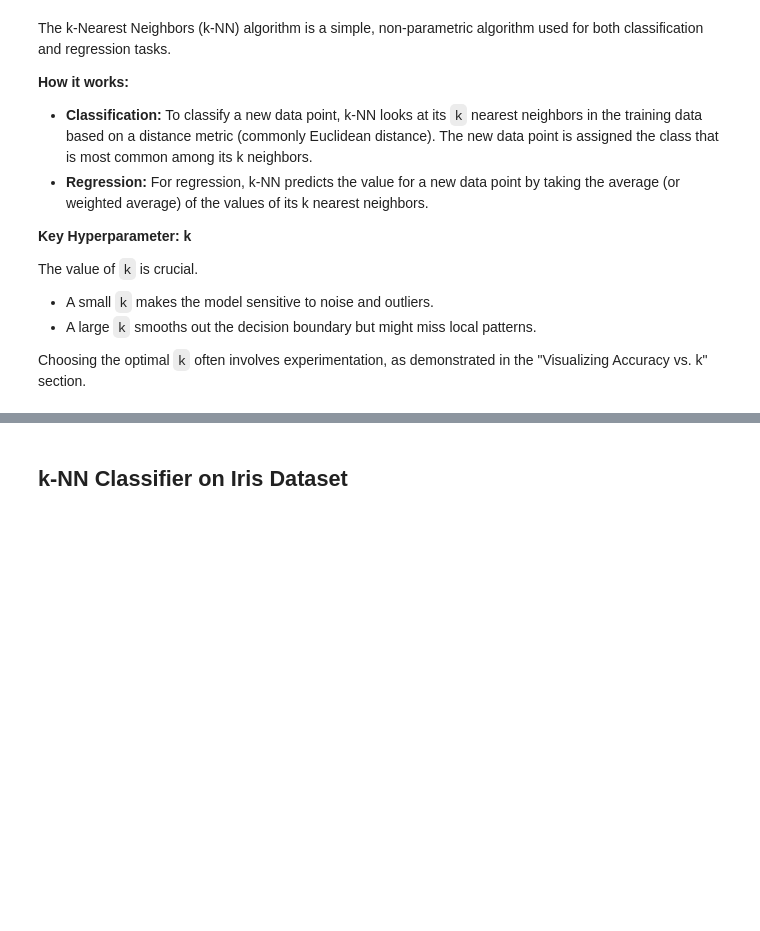
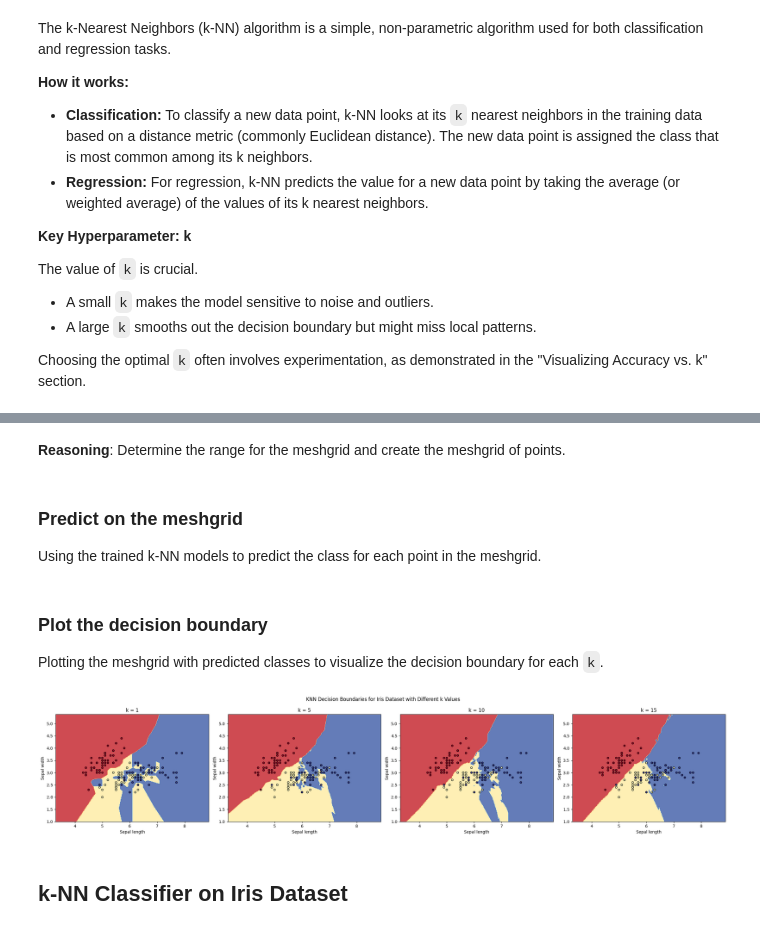
Before and after one commit to rajput-t/ml_algorithms, a Jupyter notebook: k_Nearest_Neighbors.ipynb, the cells around one changed output, grey strips where cells are left out. Saved outputs shown, nothing was run; the diff lists cells and outputs as text; code cells hidden in the pictures; blank space fills up the shorter version.

```diff
--- a/k_Nearest_Neighbors.ipynb
+++ b/k_Nearest_Neighbors.ipynb
@@ -19,0 +54,3 @@ Choosing the optimal `k` often involves experimentation, as demonstrated in the
+# %% [markdown]
+**Reasoning**:
+Determine the range for the meshgrid and create the meshgrid of points.
@@ -19,0 +65,4 @@ Choosing the optimal `k` often involves experimentation, as demonstrated in the
+# %% [markdown]
+### Predict on the meshgrid
+
+Using the trained k-NN models to predict the class for each point in the meshgrid.
@@ -20,3 +73,29 @@ Choosing the optimal `k` often involves experimentation, as demonstrated in the
+# %% [markdown]
+### Plot the decision boundary
+
+Plotting the meshgrid with predicted classes to visualize the decision boundary for each `k`.
+# %%
+num_k_values = len(predicted_meshes)
+fig, axes = plt.subplots(1, num_k_values, figsize=(6 * num_k_values, 5))
+
+# Flatten axes array if there's only one subplot
+if num_k_values == 1:
+    axes = [axes]
+
+for i, (k, predicted_mesh) in enumerate(predicted_meshes.items()):
+    ax = axes[i]
+    Z = predicted_mesh.reshape(xx.shape)
+    ax.contourf(xx, yy, Z, cmap=plt.cm.RdYlBu, alpha=0.8)
+    ax.scatter(X_2d[:, 0], X_2d[:, 1], c=y, cmap=plt.cm.RdYlBu, edgecolor='k', s=20)
+    ax.set_title(f'k = {k}')
+    ax.set_xlabel('Sepal length')
+    ax.set_ylabel('Sepal width')
+
+fig.suptitle("KNN Decision Boundaries for Iris Dataset with Different k Values")
+plt.tight_layout()
+plt.show()
+# %% [output]
+[figure, added]
 # %% [markdown]
 ## k-NN Classifier on Iris Dataset
 # %% [markdown]
```
Also changed, not shown: parts of 33 cells of this notebook.
